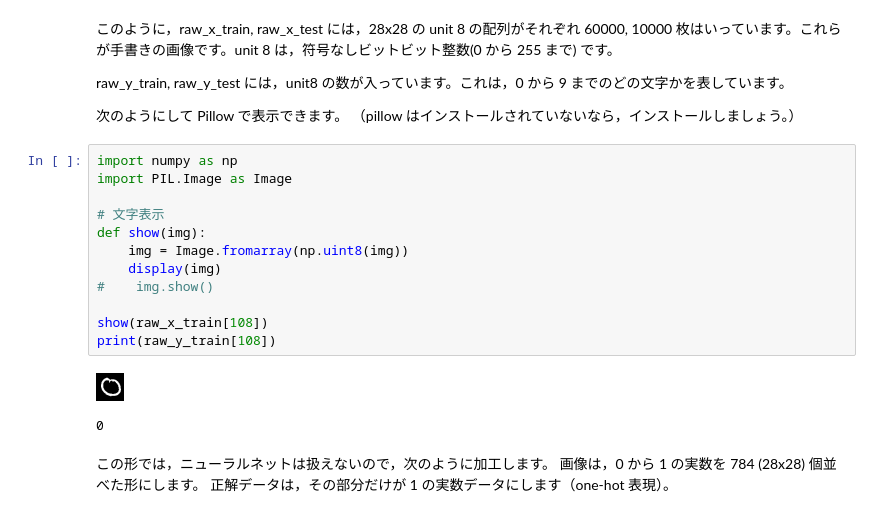
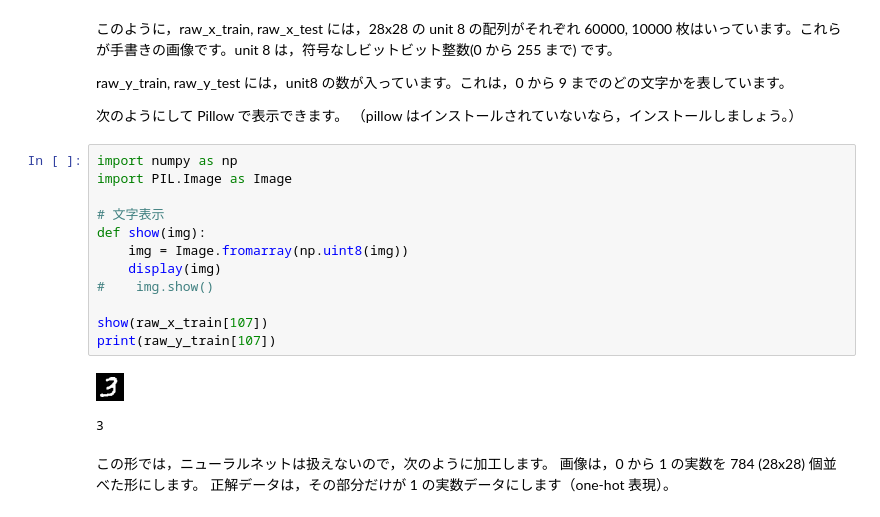
Before and after one commit to HidekiTsuiki/python, a Jupyter notebook: 13NeuralNet.ipynb, the cells around one changed output. Cells and saved outputs as stored; diff of their text form.

```diff
--- a/13NeuralNet.ipynb
+++ b/13NeuralNet.ipynb
@@ -55,18 +55,18 @@ raw_y_train, raw_y_test には，unit8 の数が入っています。これは
 # %%
 import numpy as np
 import PIL.Image as Image
 
 # 文字表示
 def show(img):
     img = Image.fromarray(np.uint8(img))
     display(img)
 #    img.show()
 
-show(raw_x_train[108])
-print(raw_y_train[108])
+show(raw_x_train[107])
+print(raw_y_train[107])
 # %% [output]
-[figure, old version]
+[figure, new version]
-0
+3
 # %% [markdown]
 この形では，ニューラルネットは扱えないので，次のように加工します。
 画像は，0 から 1 の実数を 784 (28x28) 個並べた形にします。
```
Also changed, not shown: parts of 8 cells of this notebook, 7 other files.
